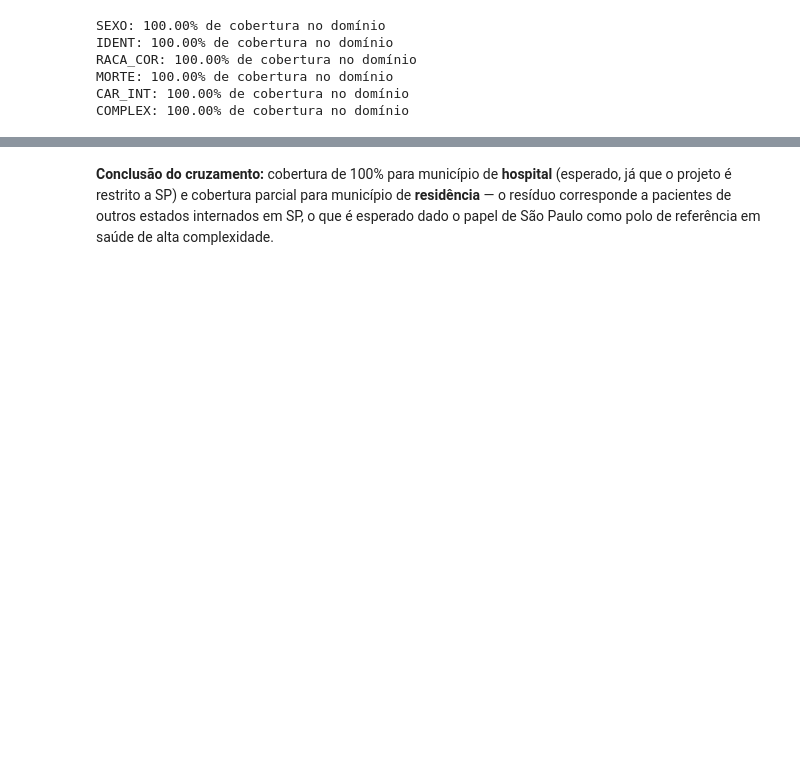
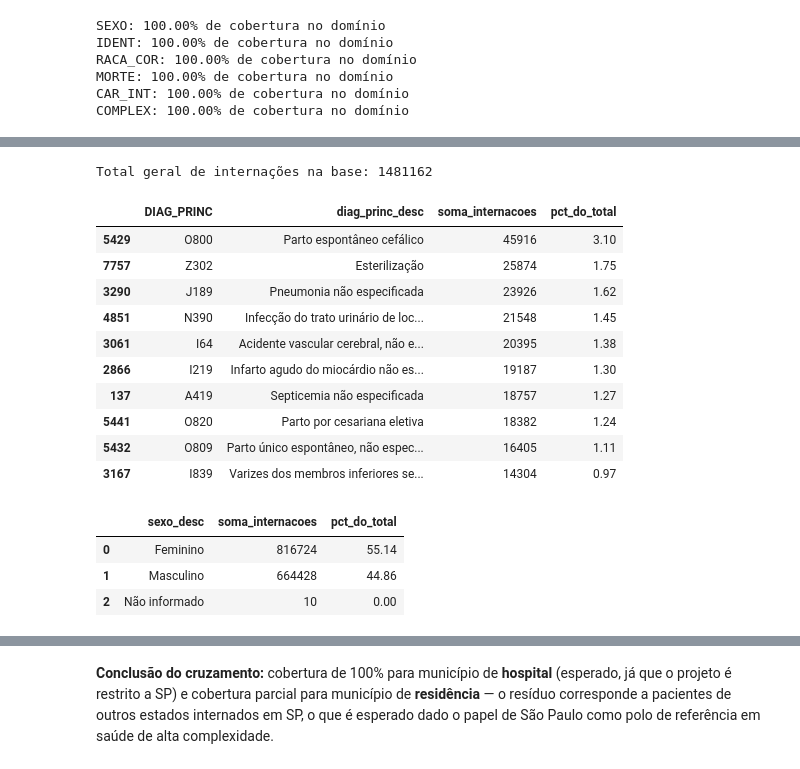
Before and after one commit to rm571222/dataholics-oracle-challenge, a Jupyter notebook: notebooks/01_data_exploration/nb1_data_exploration_pysus.ipynb, the cells around one changed output, grey strips where cells are left out. Drawn from its saved outputs; the diff is of its cells as text; code cells hidden in the pictures; blank space fills up the shorter version.

```diff
--- a/notebooks/01_data_exploration/nb1_data_exploration_pysus.ipynb
+++ b/notebooks/01_data_exploration/nb1_data_exploration_pysus.ipynb
@@ -492,0 +541,14 @@ Name: count, dtype: int64
+# %%
+mapa_cid10 = dict(zip(df_cid10['cd_diagnostico'], df_cid10['ds_diagnostico']))
+
+def obter_descricao_cid(codigo):
+    codigo = str(codigo).strip()
+    if codigo in mapa_cid10:
+        return mapa_cid10[codigo]
+    elif codigo[:3] + '0' in mapa_cid10:
+        return mapa_cid10[codigo[:3] + '0']
+    else:
+        return 'Não classificado'
+
+df_dq['diag_princ_desc'] = df_dq['DIAG_PRINC'].apply(obter_descricao_cid)
+df_dq[['DIAG_PRINC', 'diag_princ_desc']].drop_duplicates().head(10)
@@ -492,0 +567,45 @@ Name: count, dtype: int64
+# %%
+total_internacoes = len(df_dq)
+
+top10_diagnosticos = (
+    df_dq.groupby(['DIAG_PRINC', 'diag_princ_desc'])
+    .size()
+    .reset_index(name='soma_internacoes')
+    .sort_values('soma_internacoes', ascending=False)
+    .head(10)
+)
+top10_diagnosticos['pct_do_total'] = (top10_diagnosticos['soma_internacoes'] / total_internacoes * 100).round(2)
+
+print(f"Total geral de internações na base: {total_internacoes}")
+top10_diagnosticos
+# %% [output]
+Total geral de internações na base: 1481162
+|  | DIAG_PRINC | diag_princ_desc | soma_internacoes | pct_do_total |
+| 5429 | O800 | Parto espontâneo cefálico | 45916 | 3.10 |
+| 7757 | Z302 | Esterilização | 25874 | 1.75 |
+| 3290 | J189 | Pneumonia não especificada | 23926 | 1.62 |
+| 4851 | N390 | Infecção do trato urinário de loc... | 21548 | 1.45 |
+| 3061 | I64 | Acidente vascular cerebral, não e... | 20395 | 1.38 |
+| 2866 | I219 | Infarto agudo do miocárdio não es... | 19187 | 1.30 |
+| 137 | A419 | Septicemia não especificada | 18757 | 1.27 |
+| 5441 | O820 | Parto por cesariana eletiva | 18382 | 1.24 |
+| 5432 | O809 | Parto único espontâneo, não espec... | 16405 | 1.11 |
+| 3167 | I839 | Varizes dos membros inferiores se... | 14304 | 0.97 |
+# %%
+# Internações por sexo
+df_dq['sexo_desc'] = df_dq['SEXO'].map(dominios_dados['SEXO']).fillna('Não informado')
+df_dq['raca_cor_desc'] = df_dq['RACA_COR'].map(dominios_dados['RACA_COR']).fillna('Sem informação')
+
+resumo_sexo = (
+    df_dq.groupby('sexo_desc')
+    .size()
+    .reset_index(name='soma_internacoes')
+    .sort_values('soma_internacoes', ascending=False)
+)
+resumo_sexo['pct_do_total'] = (resumo_sexo['soma_internacoes'] / total_internacoes * 100).round(2)
+resumo_sexo
+# %% [output]
+|  | sexo_desc | soma_internacoes | pct_do_total |
+| 0 | Feminino | 816724 | 55.14 |
+| 1 | Masculino | 664428 | 44.86 |
+| 2 | Não informado | 10 | 0.00 |
```
Also changed, not shown: parts of 16 cells of this notebook.
